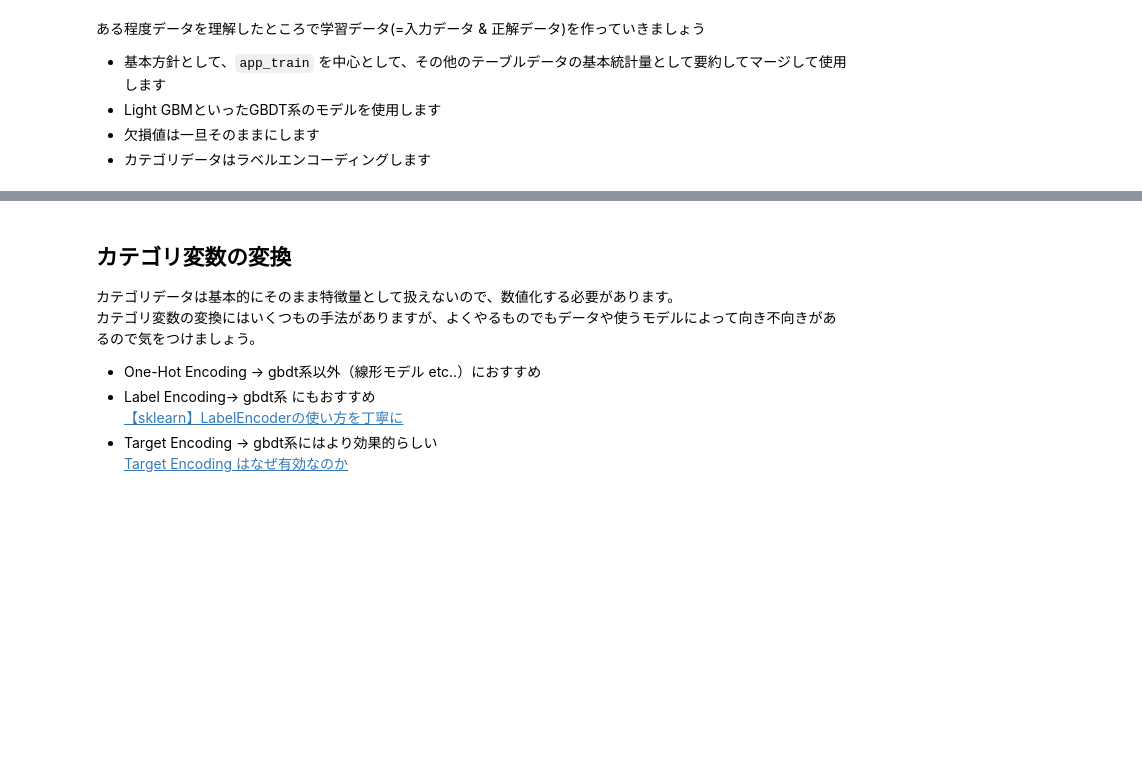
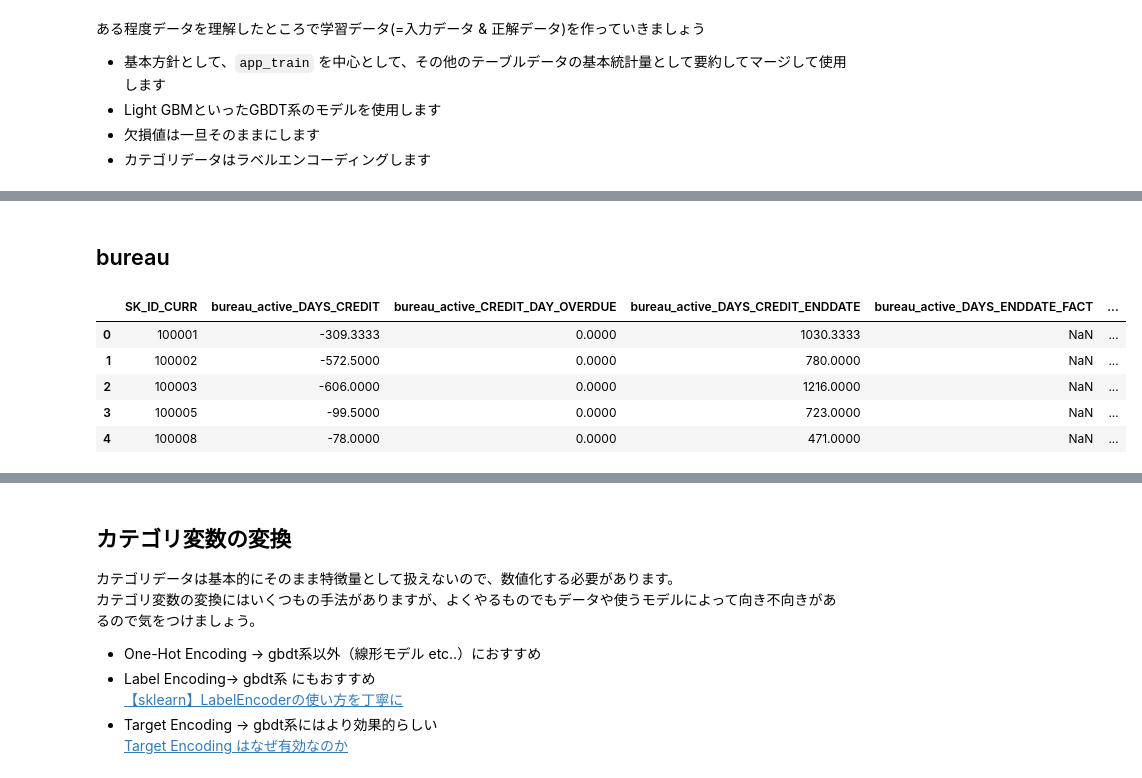
Before and after one commit to idsts2670/kaggle, a Jupyter notebook: home-credit-default-risk/home-credit-default_v2.ipynb, the cells around one changed output, grey strips where cells are left out. Saved outputs shown, nothing was run; the diff lists cells and outputs as text; code cells hidden in the pictures; blank space fills up the shorter version.

```diff
--- a/home-credit-default-risk/home-credit-default_v2.ipynb
+++ b/home-credit-default-risk/home-credit-default_v2.ipynb
@@ -882,0 +923,2 @@ credit_balance.groupby([SK_ID_CURR], as_index=False).mean()
+# %% [markdown]
+## bureau
@@ -882,0 +929,21 @@ credit_balance.groupby([SK_ID_CURR], as_index=False).mean()
+# %%
+bu_active = bu_active[[SK_ID_CURR, 'DAYS_CREDIT', 'CREDIT_DAY_OVERDUE', 'DAYS_CREDIT_ENDDATE', 'DAYS_ENDDATE_FACT', 'AMT_CREDIT_MAX_OVERDUE', 'CNT_CREDIT_PROLONG', 'AMT_CREDIT_SUM', 'AMT_CREDIT_SUM_DEBT', 'AMT_CREDIT_SUM_LIMIT', 'AMT_CREDIT_SUM_OVERDUE', 'DAYS_CREDIT_UPDATE', 'AMT_ANNUITY']].groupby(by=SK_ID_CURR, as_index=False).agg('mean')
+
+# ID＿CURRは分けます
+bu_active_id = bu_active[SK_ID_CURR]
+# SK_ID_CURRの他に不必要なカラム2つを除去します
+bu_active = bu_active.drop(SK_ID_CURR, axis=1)
+
+# 接頭辞をつけます
+bu_active = bu_active.add_prefix('bureau_active_')
+
+# 結合させます
+bu_active = pd.concat([bu_active_id, bu_active], axis=1)
+bu_active.head()
+# %% [output]
+|  | SK_ID_CURR | bureau_active_DAYS_CREDIT | bureau_active_CREDIT_DAY_OVERDUE | bureau_active_DAYS_CREDIT_ENDDATE | bureau_active_DAYS_ENDDATE_FACT | ... |
+| 0 | 100001 | -309.3333 | 0.0000 | 1030.3333 | NaN | ... |
+| 1 | 100002 | -572.5000 | 0.0000 | 780.0000 | NaN | ... |
+| 2 | 100003 | -606.0000 | 0.0000 | 1216.0000 | NaN | ... |
+| 3 | 100005 | -99.5000 | 0.0000 | 723.0000 | NaN | ... |
+| 4 | 100008 | -78.0000 | 0.0000 | 471.0000 | NaN | ... |
```
Also changed, not shown: parts of 97 cells of this notebook.
